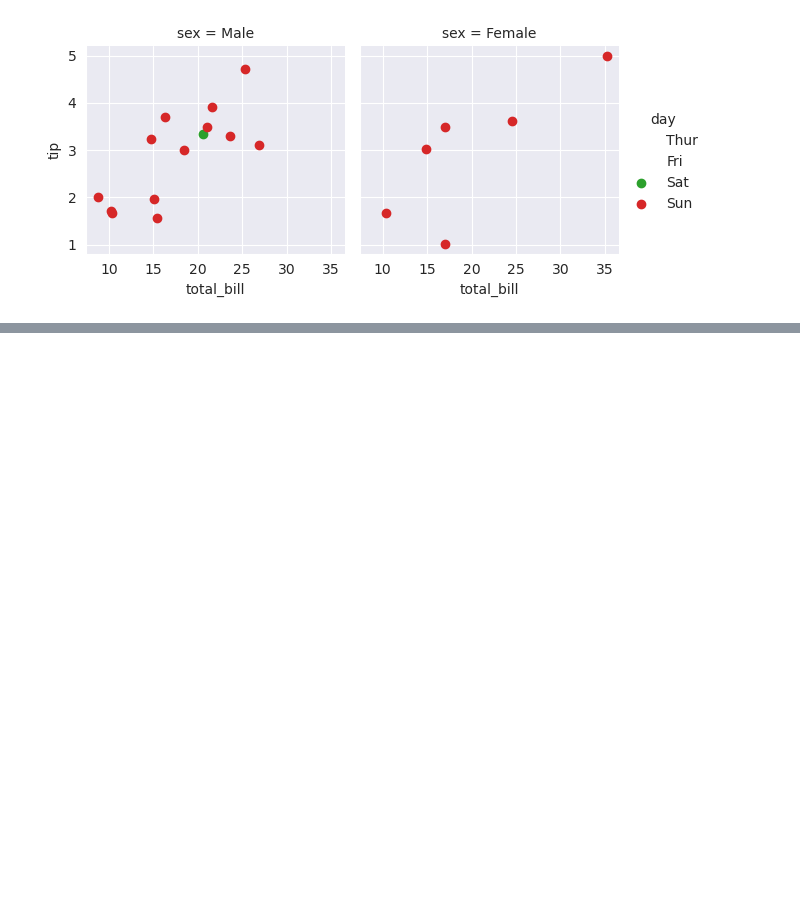
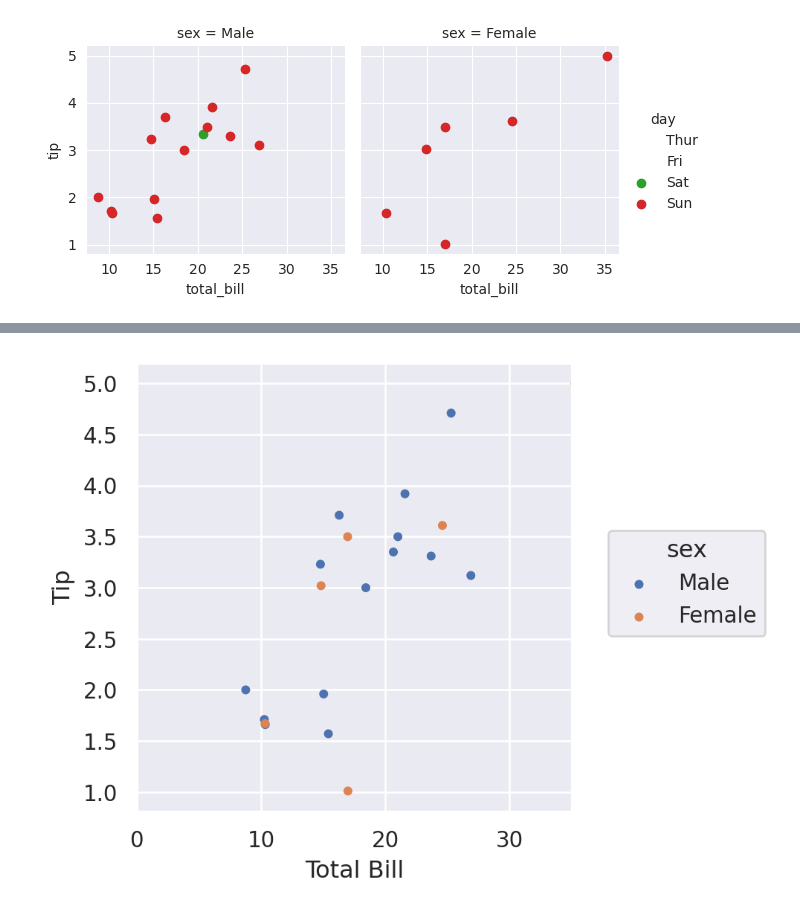
Before and after one commit to Kartika-Nidhi/Libraries_for_DS, a Jupyter notebook: Seaborn.ipynb, the cells around one changed output, grey strips where cells are left out. Cells and saved outputs as stored; diff of their text form; code cells hidden in the pictures; blank space fills up the shorter version.

```diff
--- a/Seaborn.ipynb
+++ b/Seaborn.ipynb
@@ -353,0 +371,7 @@ plt.show()
+# %%
+so.Plot(x = 'total_bill', y = 'tip', data = data, color = 'sex').add(so.Dot(pointsize = 4)).layout(size=(4,4)).limit(x=(0,35)).label(x="Total Bill", y = "Tip")
+
+
+#cleared the confusion between color and hue.
+# %% [output]
+[figure, added]
```
Also changed, not shown: parts of 7 cells of this notebook.
